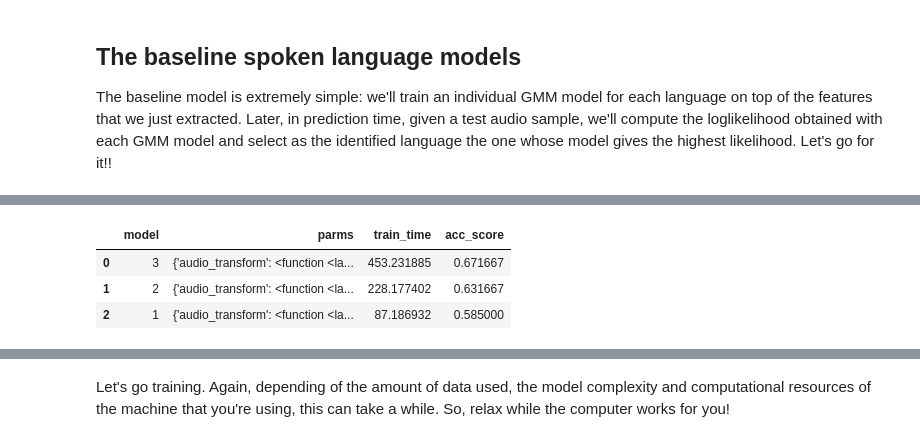
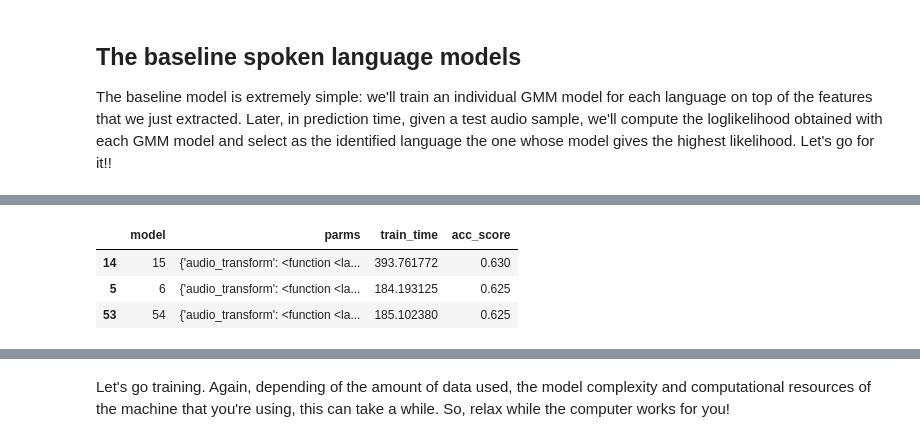
Before and after one commit to antoniovitorvb/slp-labs, a Jupyter notebook: LAB2/lab2_baseline.ipynb, the cells around one changed output, grey strips where cells are left out. Saved outputs shown, nothing was run; the diff lists cells and outputs as text; code cells hidden in the pictures.

```diff
--- a/LAB2/lab2_baseline.ipynb
+++ b/LAB2/lab2_baseline.ipynb
@@ -404,16 +404,3 @@ transform = {
         'chunk_hop':300
     },
 }
-
-trainset = 'train100'
-transform_id = 'mfcc'
-
-"""
-trainkalaka = Kalaka(CWD, trainset,
-                 transform_id=transform_id,
-                 audio_transform=transform[transform_id]['audio_transform'],
-                 chunk_transform=transform[transform_id]['chunk_transform'],
-                 chunk_size=transform[transform_id]['chunk_size'],
-                 chunk_hop=transform[transform_id]['chunk_hop']
-                )
-"""
@@ -580,20 +756,22 @@ print('Best Accuracy =', best_score)
 # %%
 model_history = pd.DataFrame({
-    'model': list(range(1, len(combinations[0:3])+1)),
-    'parms': combinations[0:3],
+    'model': list(range(1, len(combinations)+1)),
+    'parms': combinations,
     'train_time': all_traintime,
     'acc_score': all_acc
 })
 model_history.sort_values(
     by=['acc_score', 'train_time'],
     ascending=[False, True],
     inplace=True
 )
 model_history.reset_index(drop=True)
 
 best_parameters = model_history['parms'][0]
+
+model_history[0:3]
 # %% [output]
 |  | model | parms | train_time | acc_score |
-| 0 | 3 | {'audio_transform': <function <la... | 453.231885 | 0.671667 |
-| 1 | 2 | {'audio_transform': <function <la... | 228.177402 | 0.631667 |
-| 2 | 1 | {'audio_transform': <function <la... | 87.186932 | 0.585000 |
+| 14 | 15 | {'audio_transform': <function <la... | 393.761772 | 0.630 |
+| 5 | 6 | {'audio_transform': <function <la... | 184.193125 | 0.625 |
+| 53 | 54 | {'audio_transform': <function <la... | 185.102380 | 0.625 |
```
Also changed, not shown: parts of 19 cells of this notebook.
